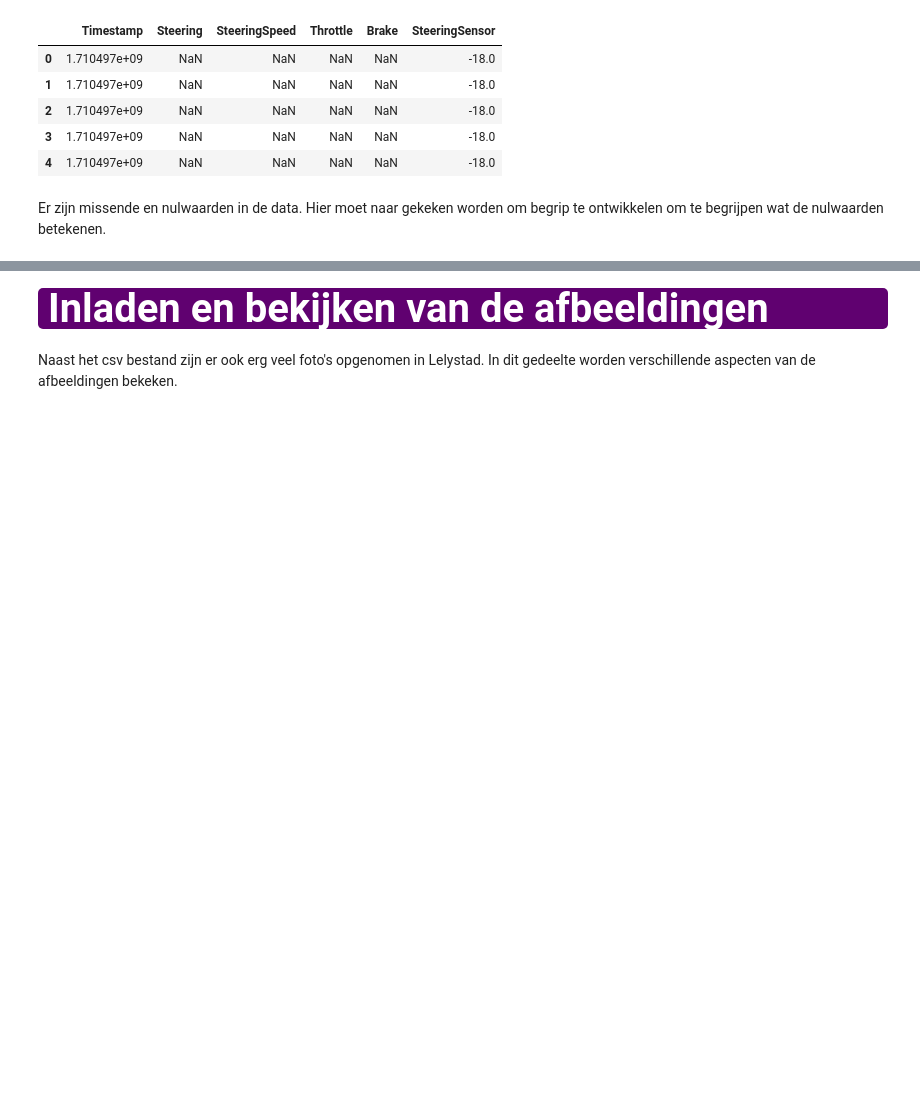
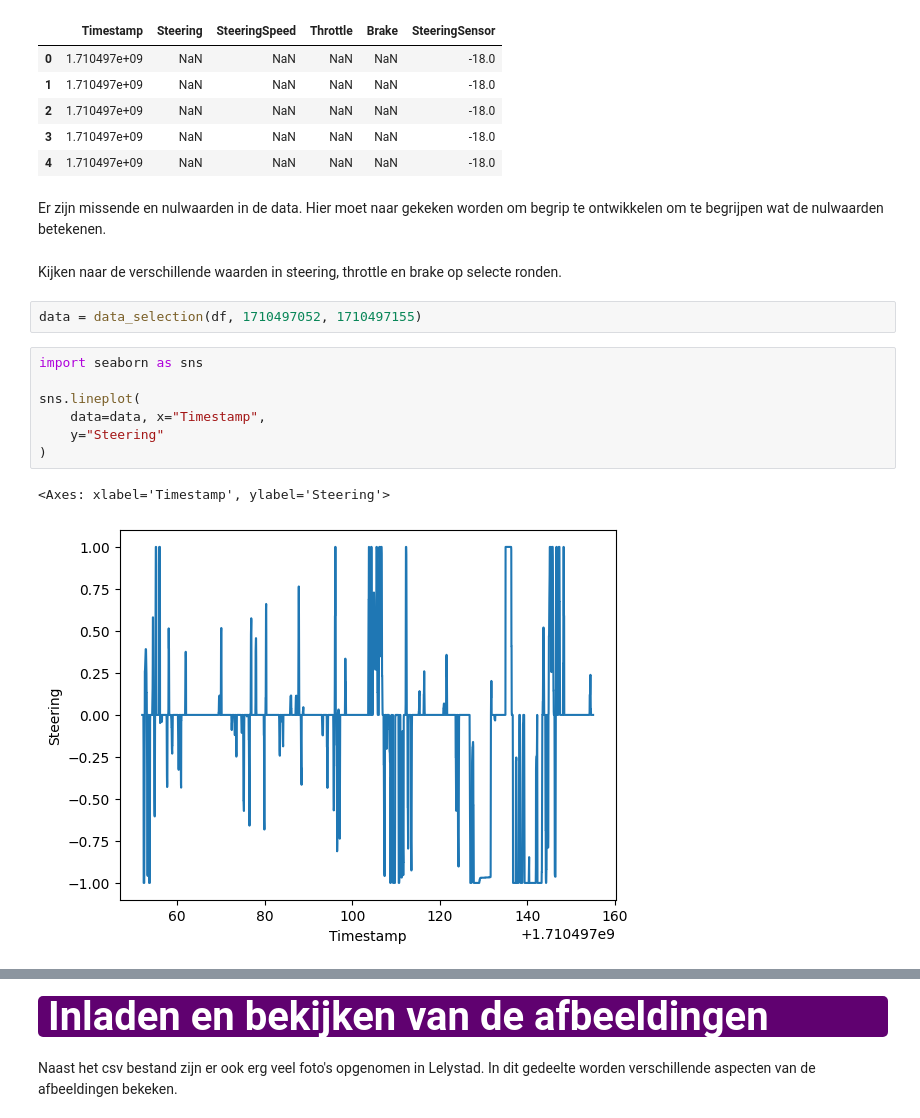
Before and after one commit to MartijnGorissen/SelfDrivingPepper, a Jupyter notebook: EDA.ipynb, the cells around one changed output, grey strips where cells are left out. Cells and saved outputs as stored; diff of their text form; blank space fills up the shorter version.

```diff
--- a/EDA.ipynb
+++ b/EDA.ipynb
@@ -77,3 +77,17 @@ Eerste rijen in DataFrame:
 | 4 | 1.710497e+09 | NaN | NaN | NaN | NaN | -18.0 |
 # %% [markdown]
 Er zijn missende en nulwaarden in de data. Hier moet naar gekeken worden om begrip te ontwikkelen om te begrijpen wat de nulwaarden betekenen.
+# %% [markdown]
+Kijken naar de verschillende waarden in steering, throttle en brake op selecte ronden.
+# %%
+data = data_selection(df, 1710497052, 1710497155)
+# %%
+import seaborn as sns
+
+sns.lineplot(
+    data=data, x="Timestamp",
+    y="Steering"
+)
+# %% [output]
+<Axes: xlabel='Timestamp', ylabel='Steering'>
+[figure, added]
```
Also changed, not shown: parts of 2 cells of this notebook.
